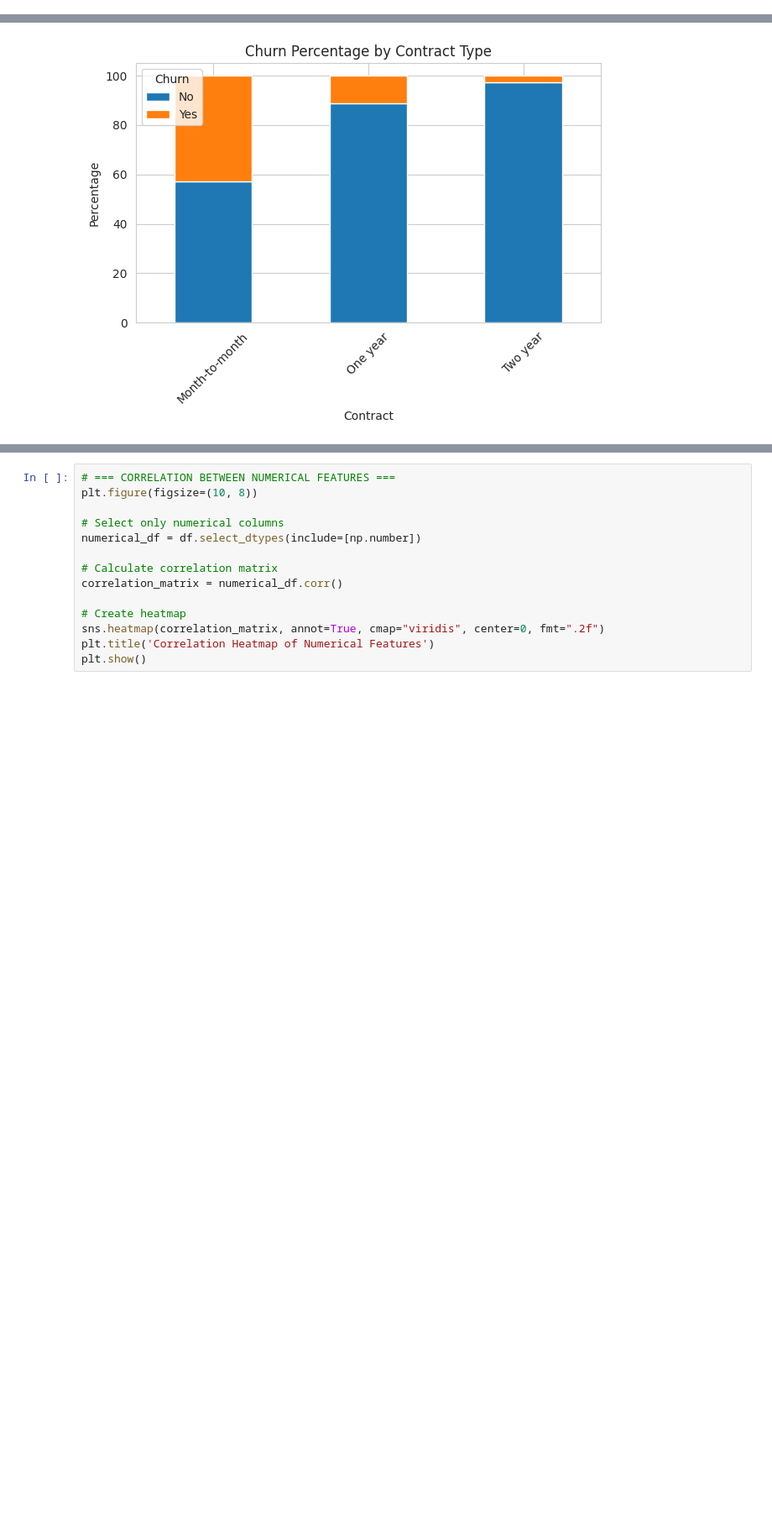
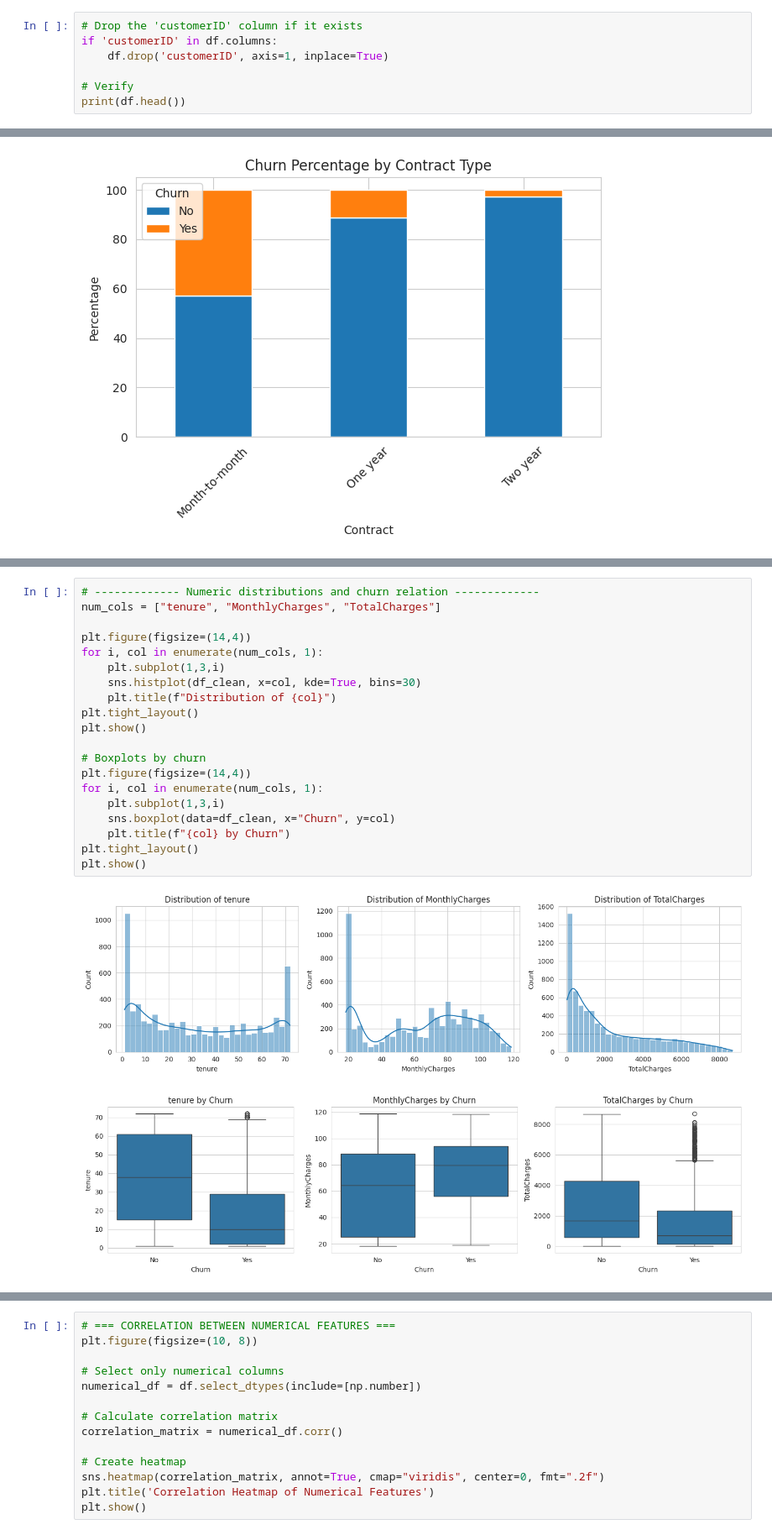
Before and after one commit to sanulisiya/Telco-churn-prediction20231263, a Jupyter notebook: Machine_Learning_Coursework.ipynb, the cells around one changed output, grey strips where cells are left out. Shown at 84% size. Cells and saved outputs as stored; diff of their text form; blank space fills up the shorter version.

```diff
--- a/Machine_Learning_Coursework.ipynb
+++ b/Machine_Learning_Coursework.ipynb
@@ -364,0 +406,7 @@ BAR PLOTS OF CATEGORICAL FEATURES
+# %%
+# Drop the 'customerID' column if it exists
+if 'customerID' in df.columns:
+    df.drop('customerID', axis=1, inplace=True)
+
+# Verify
+print(df.head())
@@ -540,0 +616,23 @@ plt.show()
+# %%
+# ------------- Numeric distributions and churn relation -------------
+num_cols = ["tenure", "MonthlyCharges", "TotalCharges"]
+
+plt.figure(figsize=(14,4))
+for i, col in enumerate(num_cols, 1):
+    plt.subplot(1,3,i)
+    sns.histplot(df_clean, x=col, kde=True, bins=30)
+    plt.title(f"Distribution of {col}")
+plt.tight_layout()
+plt.show()
+
+# Boxplots by churn
+plt.figure(figsize=(14,4))
+for i, col in enumerate(num_cols, 1):
+    plt.subplot(1,3,i)
+    sns.boxplot(data=df_clean, x="Churn", y=col)
+    plt.title(f"{col} by Churn")
+plt.tight_layout()
+plt.show()
+# %% [output]
+[figure, added]
+[figure, added]
```
Also changed, not shown: parts of 19 cells of this notebook.
